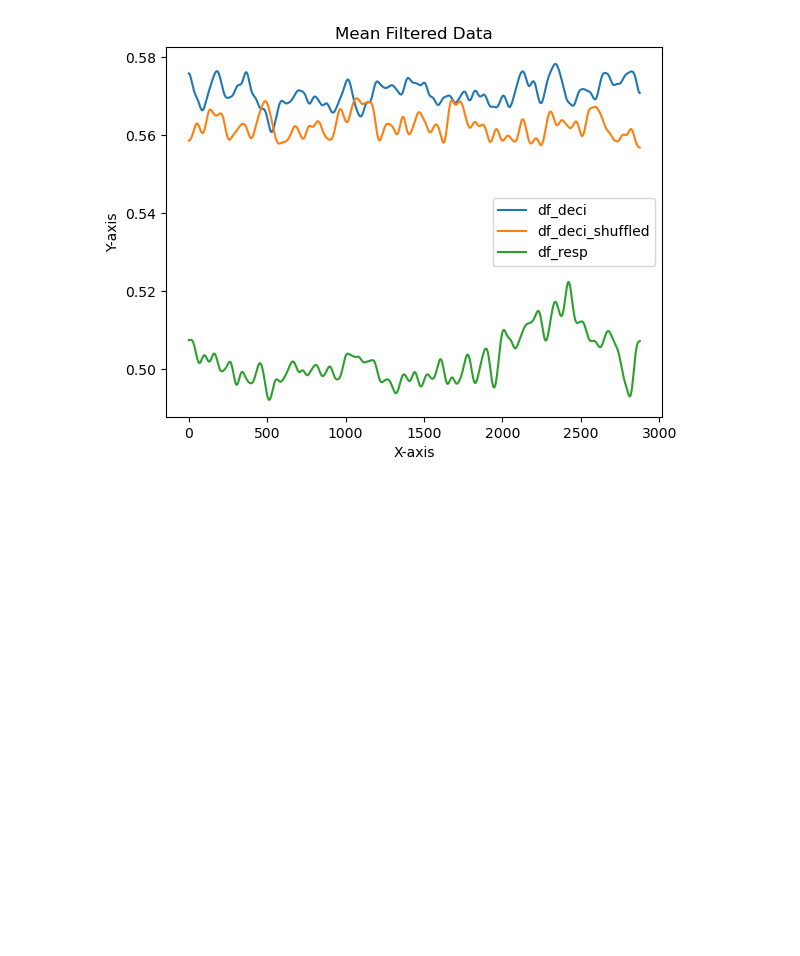
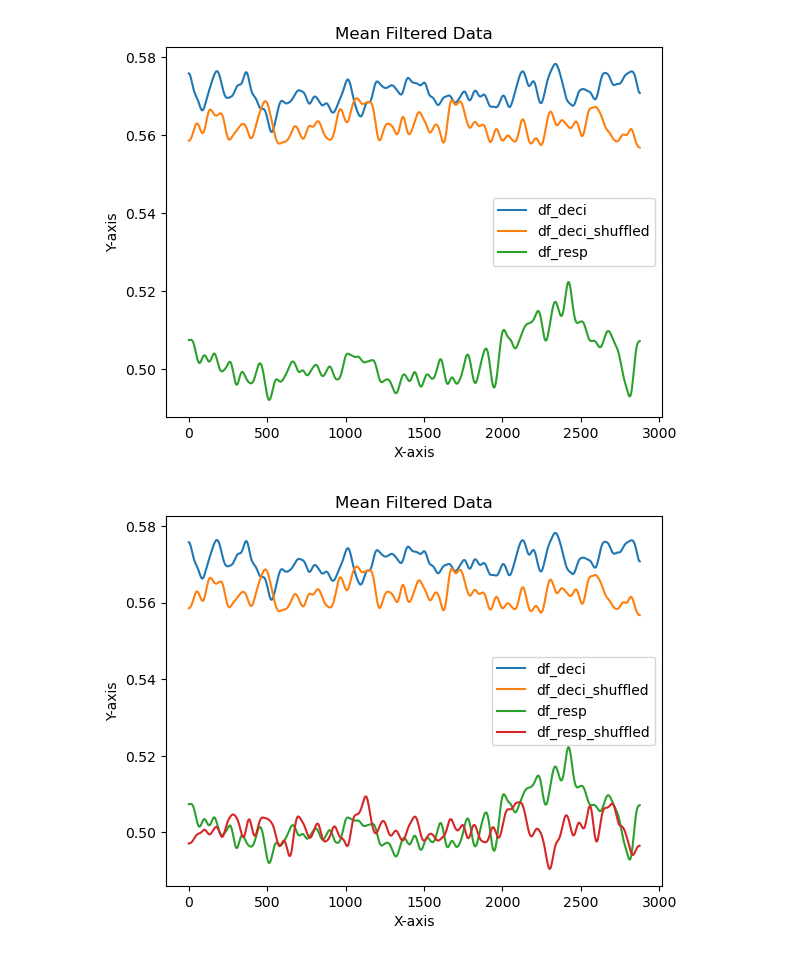
Before and after one commit to unthrived/master-thesis, a Jupyter notebook: 0_results.ipynb, the cells around one changed output. Drawn from its saved outputs; the diff is of its cells as text; code cells hidden in the pictures; blank space fills up the shorter version.

```diff
--- a/0_results.ipynb
+++ b/0_results.ipynb
@@ -58,6 +58,13 @@ for i in range (26):
     df_resp[i] = resp[i][0]
 df_resp['mean'] = df_resp.mean(axis=1)
 df_resp['mean_filtered'] = gaussian_filter(df_resp['mean'], sigma=20)
+
+resp_shuffled = pd.read_csv("RandomForest_resp_shuffled.csv", converters=converter, header=None)
+df_resp_shuffled = pd.DataFrame(columns=range(26))
+for i in range (26):
+    df_resp_shuffled[i] = resp_shuffled[i][0]
+df_resp_shuffled['mean'] = df_resp_shuffled.mean(axis=1)
+df_resp_shuffled['mean_filtered'] = gaussian_filter(df_resp_shuffled['mean'], sigma=20)
 # %%
 df_deci_2 = pd.DataFrame()
 df_deci_2['subj'] = np.tile(np.arange(26), 2875).reshape(2875, 26).flatten()
@@ -127,3 +132,21 @@ plt.legend()
 plt.show()
 # %% [output]
 [figure]
+# %%
+# Plot the lines and label them
+sns.lineplot(data=df_deci, x=df_deci.index, y='mean_filtered', label='df_deci')
+sns.lineplot(data=df_deci_shuffled, x=df_deci_shuffled.index, y='mean_filtered', label='df_deci_shuffled')
+sns.lineplot(data=df_resp, x=df_resp.index, y='mean_filtered', label='df_resp')
+sns.lineplot(data=df_resp_shuffled, x=df_resp_shuffled.index, y='mean_filtered', label='df_resp_shuffled')
+# Set plot title and axis labels
+plt.title('Mean Filtered Data')
+plt.xlabel('X-axis')
+plt.ylabel('Y-axis')
+
+# Display the legend
+plt.legend()
+
+# Show the plot
+plt.show()
+# %% [output]
+[figure, added]
```
Also changed, not shown: parts of 2 cells of this notebook.
